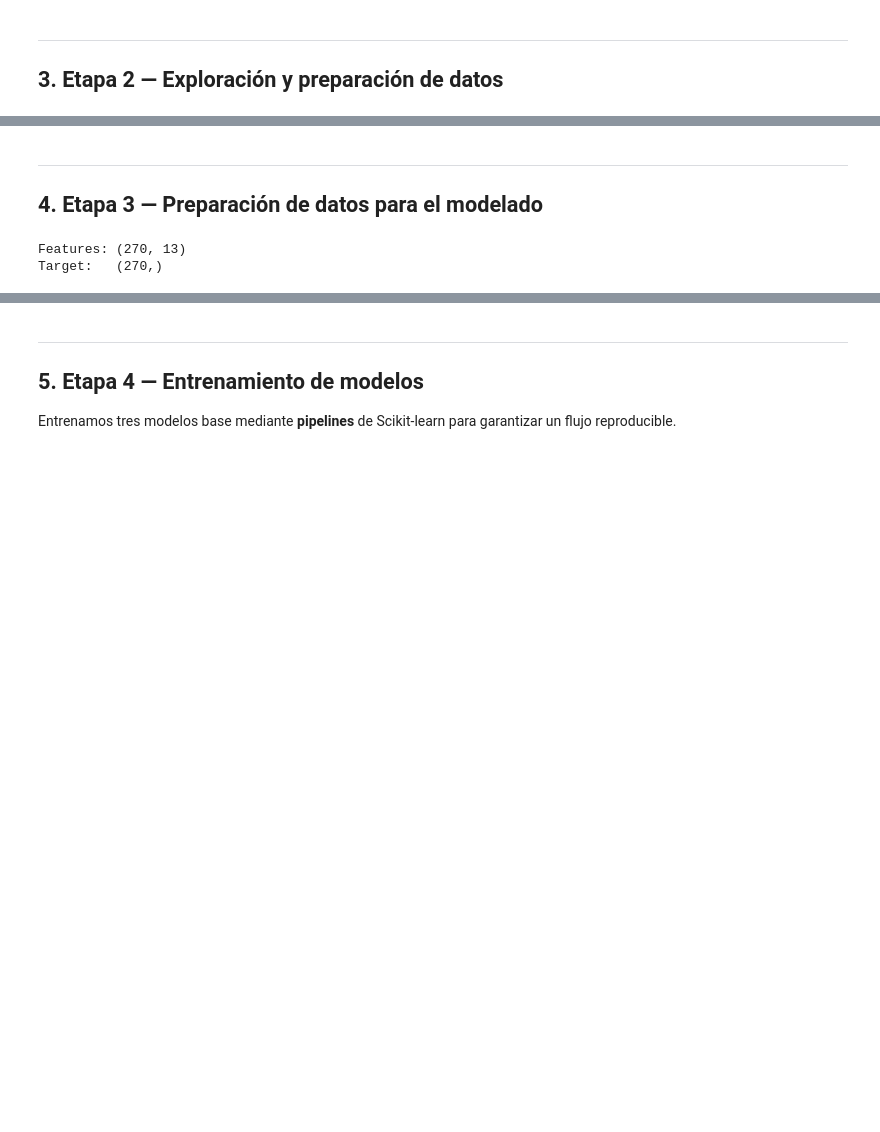
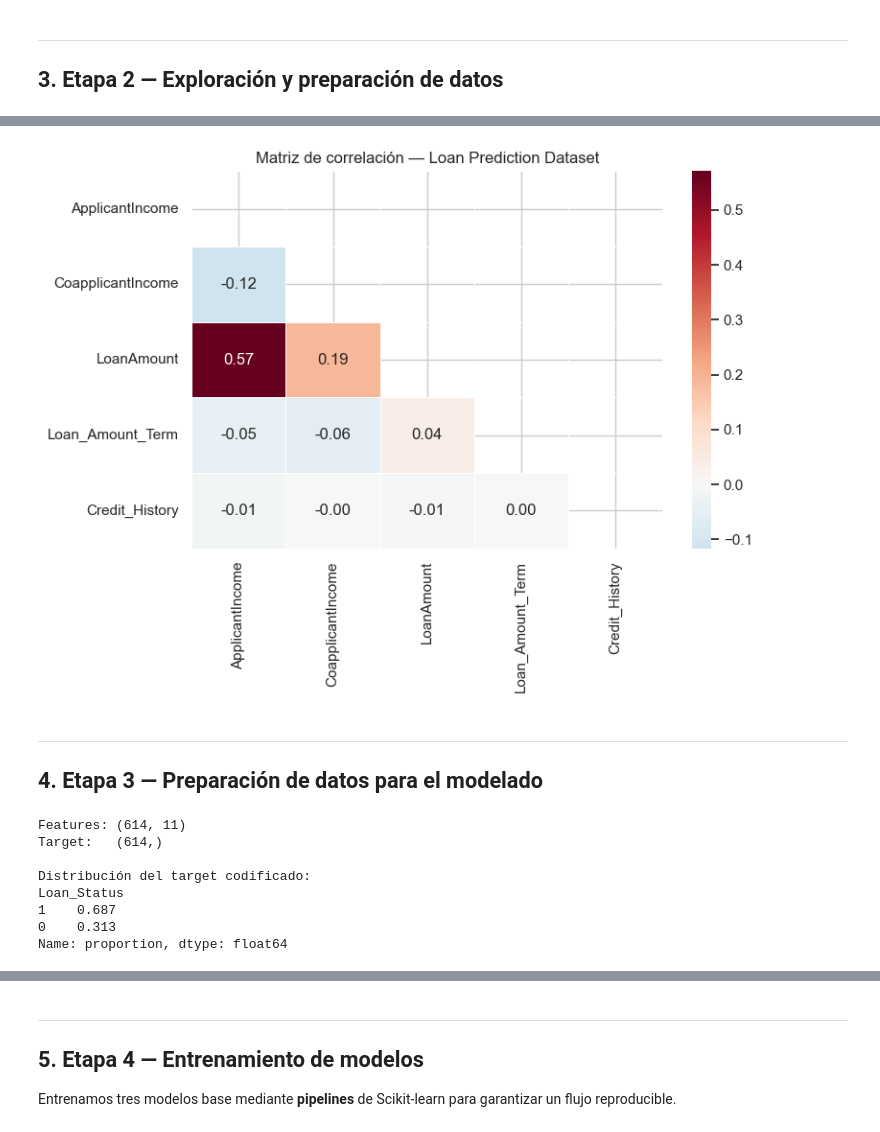
Before and after one commit to Fern44ndo/Ingenieria-conocimiento-uncp, a Jupyter notebook: recursos/sesion_01_ciclo_vida_ml.ipynb, the cells around one changed output, grey strips where cells are left out. Drawn from its saved outputs; the diff is of its cells as text; code cells hidden in the pictures; blank space fills up the shorter version.

```diff
--- a/recursos/sesion_01_ciclo_vida_ml.ipynb
+++ b/recursos/sesion_01_ciclo_vida_ml.ipynb
@@ -228,33 +225,33 @@ plt.show()
 # %%
-# 3.6 Matriz de correlación (solo variables numéricas)
+# 3.6  Matriz de correlación (solo variables numéricas)
 plt.figure(figsize=(8, 6))
-
 corr = df[num_cols + ['Credit_History']].corr(numeric_only=True)
 mask = np.triu(np.ones_like(corr, dtype=bool))
-
-sns.heatmap(
-    corr,
-    mask=mask,
-    annot=True,
-    fmt='.2f',
-    cmap='RdBu_r',
-    center=0,
-    linewidths=0.5
-)
-
+sns.heatmap(corr, mask=mask, annot=True, fmt='.2f', cmap='RdBu_r',
+            center=0, linewidths=0.5)
 plt.title('Matriz de correlación — Loan Prediction Dataset')
 plt.tight_layout()
 plt.show()
+# %% [output]
+[figure, added]
 # %% [markdown]
 ---
 ## 4. Etapa 3 — Preparación de datos para el modelado
 # %%
 # 4.1  Separación de features y target
-X = df.drop(columns='target')
-y = df['target']
+# Loan_ID no aporta información predictiva -> se descarta
+X = df.drop(columns=['Loan_ID', 'Loan_Status'])
+y = df['Loan_Status'].map({'Y': 1, 'N': 0})
 
 print(f'Features: {X.shape}')   # (n_samples, n_features)
 print(f'Target:   {y.shape}')   # (n_samples,)
+print(f'\nDistribución del target codificado:\n{y.value_counts(normalize=True).round(3)}')
 # %% [output]
-Features: (270, 13)
-Target:   (270,)
+Features: (614, 11)
+Target:   (614,)
+
+Distribución del target codificado:
+Loan_Status
+1    0.687
+0    0.313
+Name: proportion, dtype: float64
```
Also changed, not shown: parts of 19 cells of this notebook, 2 other files.
